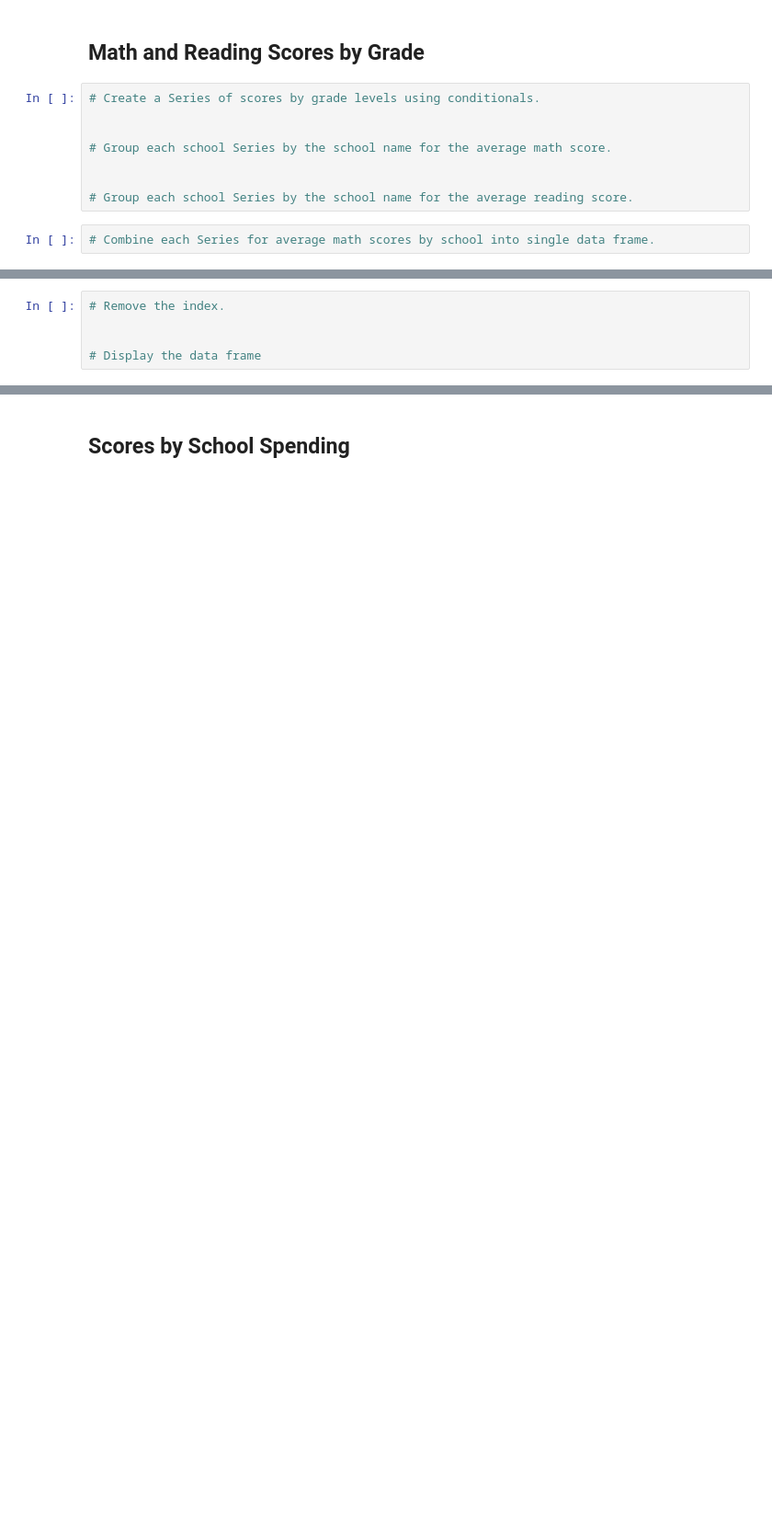
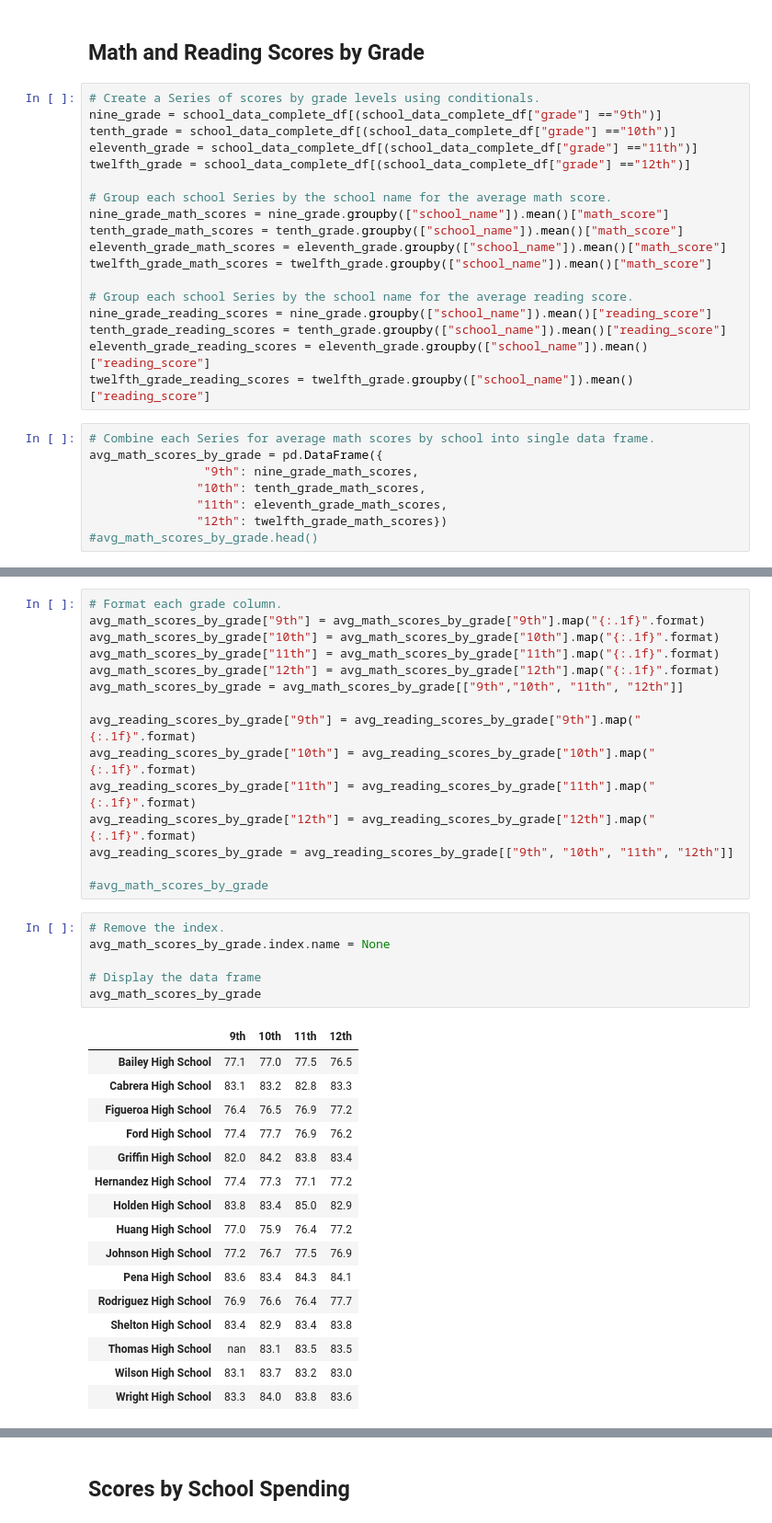
Before and after one commit to amorg7208/School_District_Analysis, a Jupyter notebook: PyCitySchools_Challenge.ipynb, the cells around one changed output, grey strips where cells are left out. Shown: that part at 92% size. Saved outputs shown, nothing was run; the diff lists cells and outputs as text; blank space fills up the shorter version.

```diff
--- a/PyCitySchools_Challenge.ipynb
+++ b/PyCitySchools_Challenge.ipynb
@@ -276,13 +292,29 @@ upper_classmen
 ## Math and Reading Scores by Grade
 # %%
 # Create a Series of scores by grade levels using conditionals.
-
+nine_grade = school_data_complete_df[(school_data_complete_df["grade"] =="9th")]
+tenth_grade = school_data_complete_df[(school_data_complete_df["grade"] =="10th")]
+eleventh_grade = school_data_complete_df[(school_data_complete_df["grade"] =="11th")]
+twelfth_grade = school_data_complete_df[(school_data_complete_df["grade"] =="12th")]
 
 # Group each school Series by the school name for the average math score.
-
+nine_grade_math_scores = nine_grade.groupby(["school_name"]).mean()["math_score"]
+tenth_grade_math_scores = tenth_grade.groupby(["school_name"]).mean()["math_score"]
+eleventh_grade_math_scores = eleventh_grade.groupby(["school_name"]).mean()["math_score"]
+twelfth_grade_math_scores = twelfth_grade.groupby(["school_name"]).mean()["math_score"]
 
 # Group each school Series by the school name for the average reading score.
+nine_grade_reading_scores = nine_grade.groupby(["school_name"]).mean()["reading_score"]
+tenth_grade_reading_scores = tenth_grade.groupby(["school_name"]).mean()["reading_score"]
+eleventh_grade_reading_scores = eleventh_grade.groupby(["school_name"]).mean()["reading_score"]
+twelfth_grade_reading_scores = twelfth_grade.groupby(["school_name"]).mean()["reading_score"]
 # %%
 # Combine each Series for average math scores by school into single data frame.
+avg_math_scores_by_grade = pd.DataFrame({
+                "9th": nine_grade_math_scores,
+               "10th": tenth_grade_math_scores,
+               "11th": eleventh_grade_math_scores,
+               "12th": twelfth_grade_math_scores})
+#avg_math_scores_by_grade.head()
 # %%
 # Combine each Series for average reading scores by school into single data frame.
@@ -291,6 +327,39 @@ upper_classmen
+# %%
+# Format each grade column.
+avg_math_scores_by_grade["9th"] = avg_math_scores_by_grade["9th"].map("{:.1f}".format)
+avg_math_scores_by_grade["10th"] = avg_math_scores_by_grade["10th"].map("{:.1f}".format)
+avg_math_scores_by_grade["11th"] = avg_math_scores_by_grade["11th"].map("{:.1f}".format)
+avg_math_scores_by_grade["12th"] = avg_math_scores_by_grade["12th"].map("{:.1f}".format)
+avg_math_scores_by_grade = avg_math_scores_by_grade[["9th","10th", "11th", "12th"]]
+
+avg_reading_scores_by_grade["9th"] = avg_reading_scores_by_grade["9th"].map("{:.1f}".format)
+avg_reading_scores_by_grade["10th"] = avg_reading_scores_by_grade["10th"].map("{:.1f}".format)
+avg_reading_scores_by_grade["11th"] = avg_reading_scores_by_grade["11th"].map("{:.1f}".format)
+avg_reading_scores_by_grade["12th"] = avg_reading_scores_by_grade["12th"].map("{:.1f}".format)
+avg_reading_scores_by_grade = avg_reading_scores_by_grade[["9th", "10th", "11th", "12th"]]
+
+#avg_math_scores_by_grade
 # %%
 # Remove the index.
-
+avg_math_scores_by_grade.index.name = None
 
 # Display the data frame
+avg_math_scores_by_grade
+# %% [output]
+|  | 9th | 10th | 11th | 12th |
+| Bailey High School | 77.1 | 77.0 | 77.5 | 76.5 |
+| Cabrera High School | 83.1 | 83.2 | 82.8 | 83.3 |
+| Figueroa High School | 76.4 | 76.5 | 76.9 | 77.2 |
+| Ford High School | 77.4 | 77.7 | 76.9 | 76.2 |
+| Griffin High School | 82.0 | 84.2 | 83.8 | 83.4 |
+| Hernandez High School | 77.4 | 77.3 | 77.1 | 77.2 |
+| Holden High School | 83.8 | 83.4 | 85.0 | 82.9 |
+| Huang High School | 77.0 | 75.9 | 76.4 | 77.2 |
+| Johnson High School | 77.2 | 76.7 | 77.5 | 76.9 |
+| Pena High School | 83.6 | 83.4 | 84.3 | 84.1 |
+| Rodriguez High School | 76.9 | 76.6 | 76.4 | 77.7 |
+| Shelton High School | 83.4 | 82.9 | 83.4 | 83.8 |
+| Thomas High School | nan | 83.1 | 83.5 | 83.5 |
+| Wilson High School | 83.1 | 83.7 | 83.2 | 83.0 |
+| Wright High School | 83.3 | 84.0 | 83.8 | 83.6 |
 # %%
```
Also changed, not shown: parts of 44 cells of this notebook, 7 other files.
